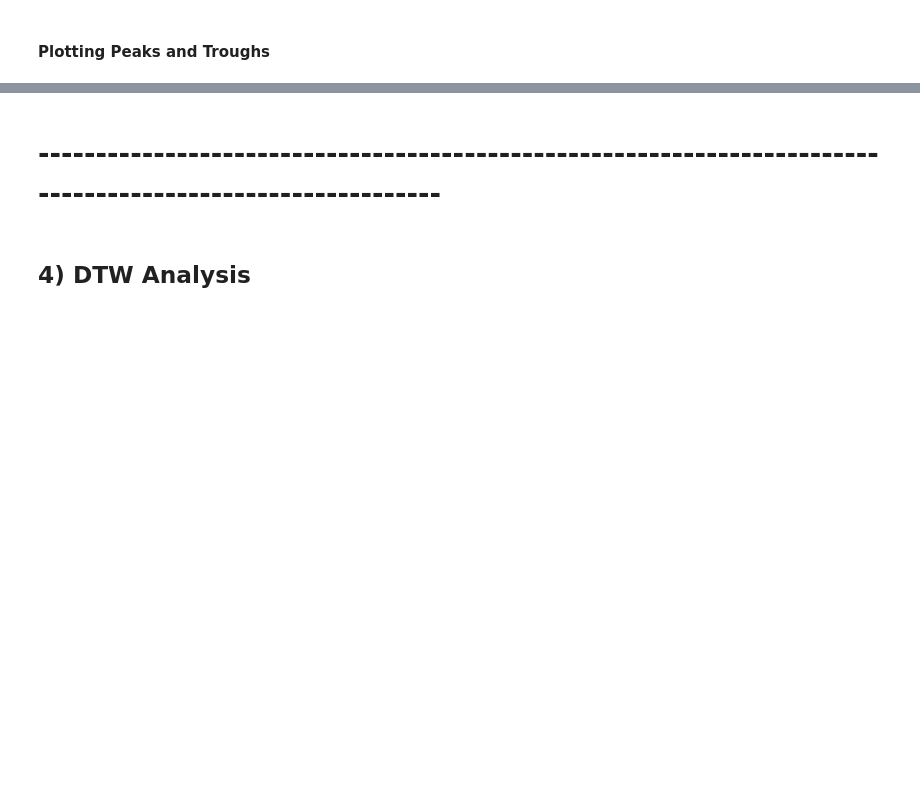
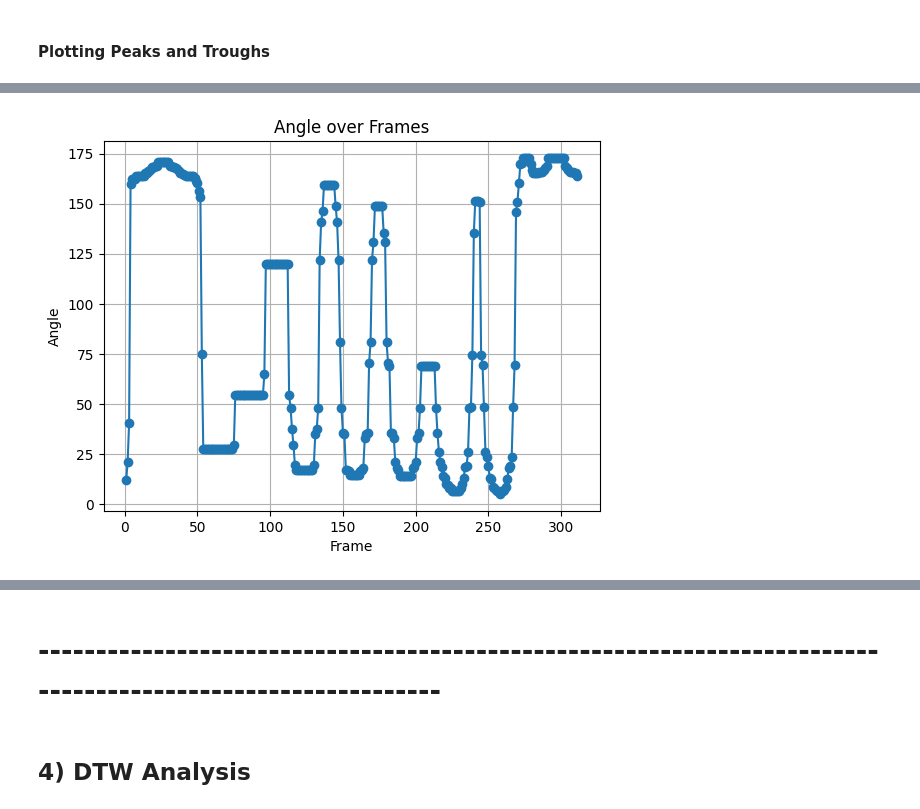
Before and after one commit to amromeshref/Workout-Form-Assessment, a Jupyter notebook: notebook/3-DTW-On-Bicep.ipynb, the cells around one changed output, grey strips where cells are left out. Cells and saved outputs as stored; diff of their text form; code cells hidden in the pictures; blank space fills up the shorter version.

```diff
--- a/notebook/3-DTW-On-Bicep.ipynb
+++ b/notebook/3-DTW-On-Bicep.ipynb
@@ -254,0 +459,18 @@ Text(0.5, 1.0, 'Angles Series with Peaks and Troughs')
+# %%
+frames_index = []
+for i in range(1,len(smoothed_angles)+1):
+    frames_index.append(i)
+plt.plot(frames_index, smoothed_angles, marker='o', linestyle='-')
+
+# Set labels and title
+plt.xlabel('Frame')
+plt.ylabel('Angle')
+plt.title('Angle over Frames')
+
+# Show grid
+plt.grid(True)
+
+# Show plot
+plt.show()
+# %% [output]
+[figure, added]
```
Also changed, not shown: parts of 30 cells of this notebook, 5 other files.
